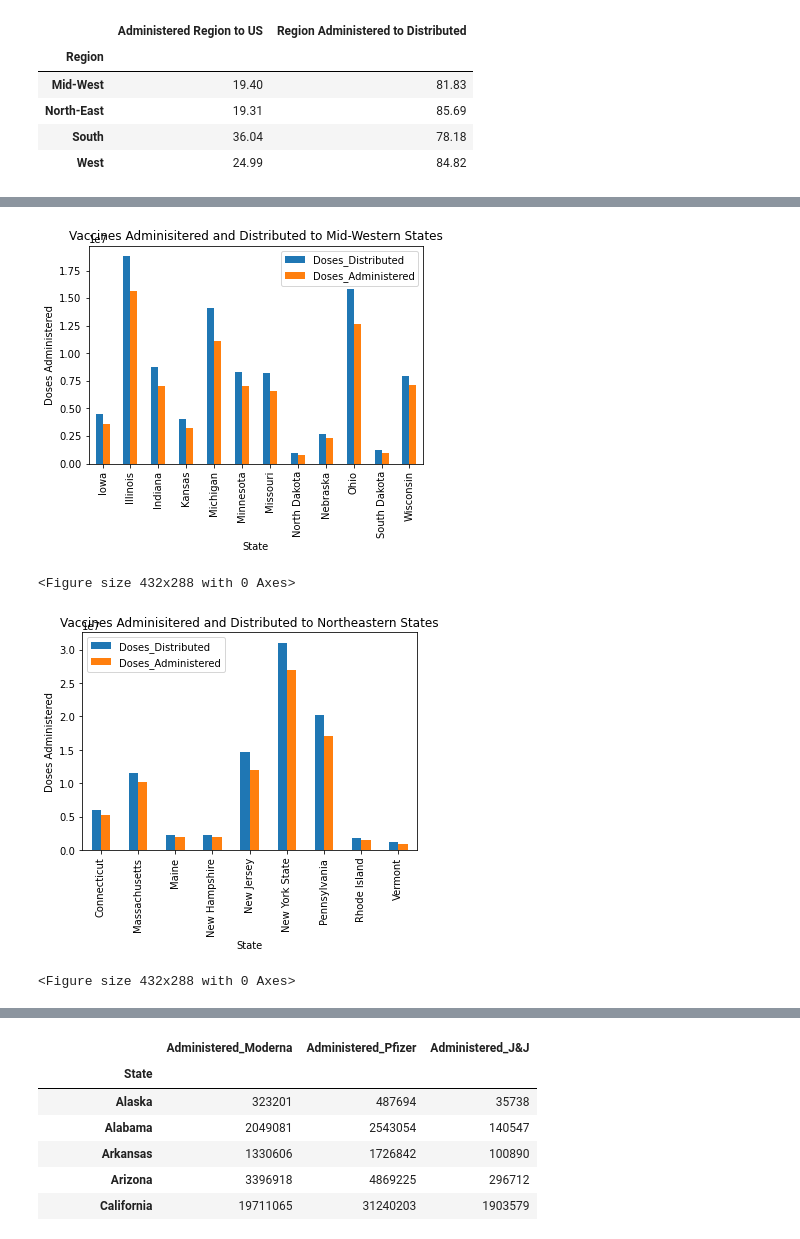
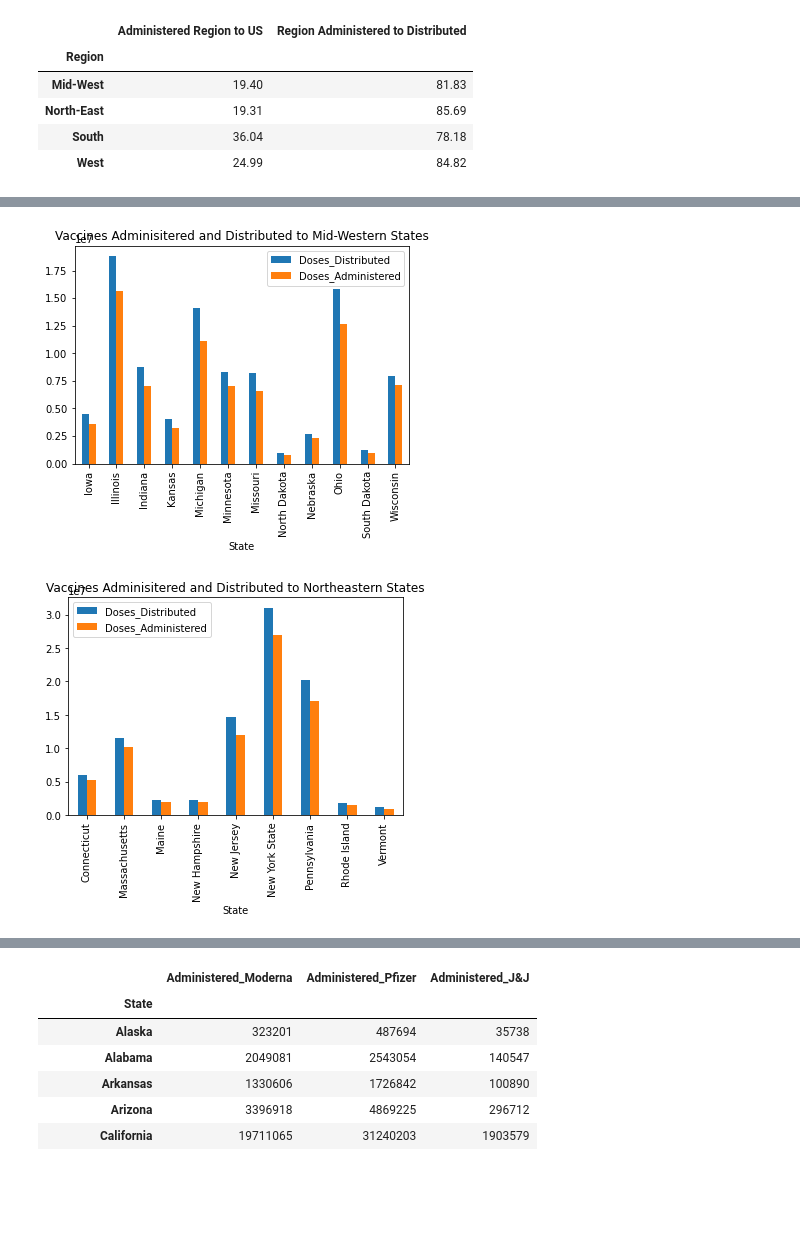
Before and after one commit to Ramsha2025/US-Vaccine-Tracker-Challenge, a Jupyter notebook: US-Vaccine-Tracker.ipynb, the cells around one changed output, grey strips where cells are left out. Saved outputs shown, nothing was run; the diff lists cells and outputs as text; code cells hidden in the pictures; blank space fills up the shorter version.

Commit message:
changed table labels and fix image saving code

```diff
--- a/US-Vaccine-Tracker.ipynb
+++ b/US-Vaccine-Tracker.ipynb
@@ -294,31 +295,26 @@ plt.savefig("Vaccines Adminisitered and Distributed to Southern States.png")
 # %%
 midwest_df
 
 midwest_data= midwest_df[['State', 'Doses_Distributed','Doses_Administered']]
 midwest_data =midwest_data.set_index(['State'])
 midwest_data.plot.bar()
-plt.ylabel("Doses Administered")
+
 plt.title("Vaccines Adminisitered and Distributed to Mid-Western States")
-
+plt.savefig("Visualizations/Vaccines Adminisitered and Distributed to Mid-Western States.png")
 plt.show()
-plt.savefig("Vaccines Adminisitered and Distributed to Mid-Western States.png")
 # %% [output]
-[figure, old version]
+[figure, new version]
-<Figure size 432x288 with 0 Axes>
 # %%
 northeast_df
 
 northeast_data= northeast_df[['State', 'Doses_Distributed','Doses_Administered']]
 northeast_data =northeast_data.set_index(['State'])
 northeast_data.plot.bar()
-plt.ylabel("Doses Administered")
 plt.title("Vaccines Adminisitered and Distributed to Northeastern States")
-
+plt.savefig("Visualizations/Vaccine_Adminisitered_and_Distributed_to_Northeastern_States.png")
 plt.show()
-plt.savefig("Vaccines Adminisitered and Distributed to Northeastern States.png")
 # %% [output]
-[figure, old version]
+[figure, new version]
-<Figure size 432x288 with 0 Axes>
 # %%
 # Population Data
 populationData = pd.read_csv('Resources/2019_Census_US_Population_Data_By_State_Lat_Long.csv')
```
Also changed, not shown: parts of 15 cells of this notebook, 9 other files.
